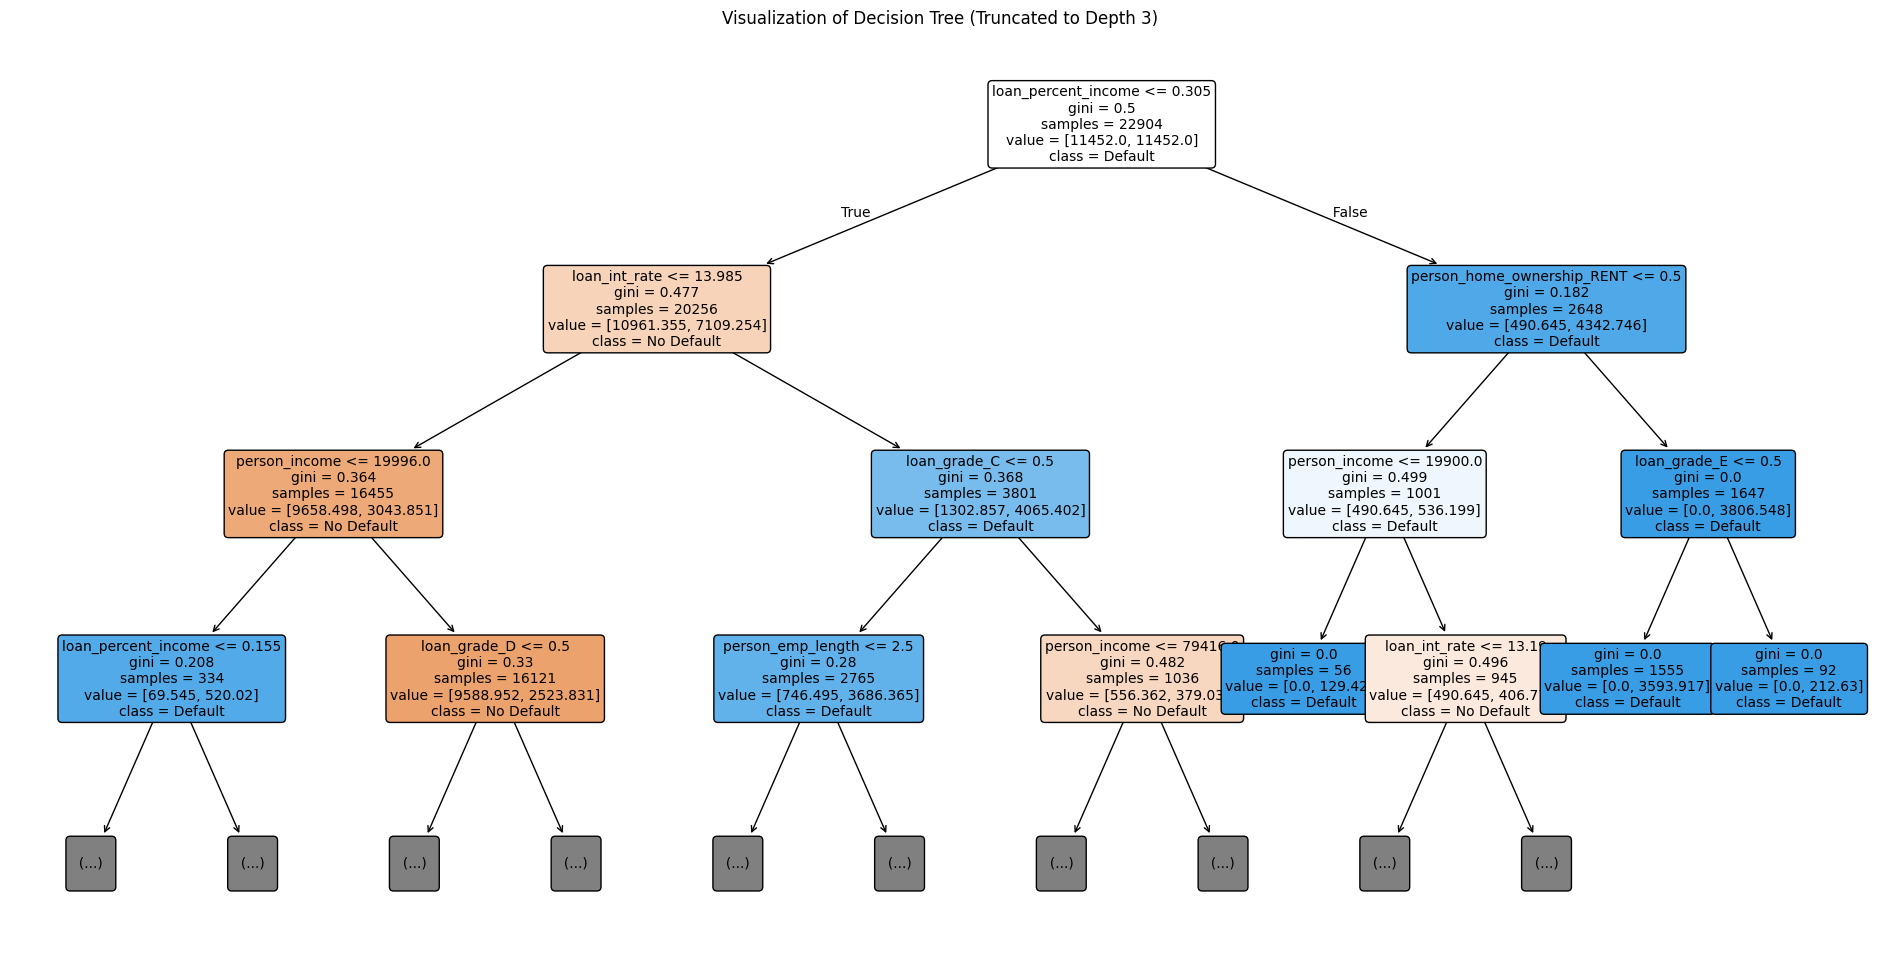
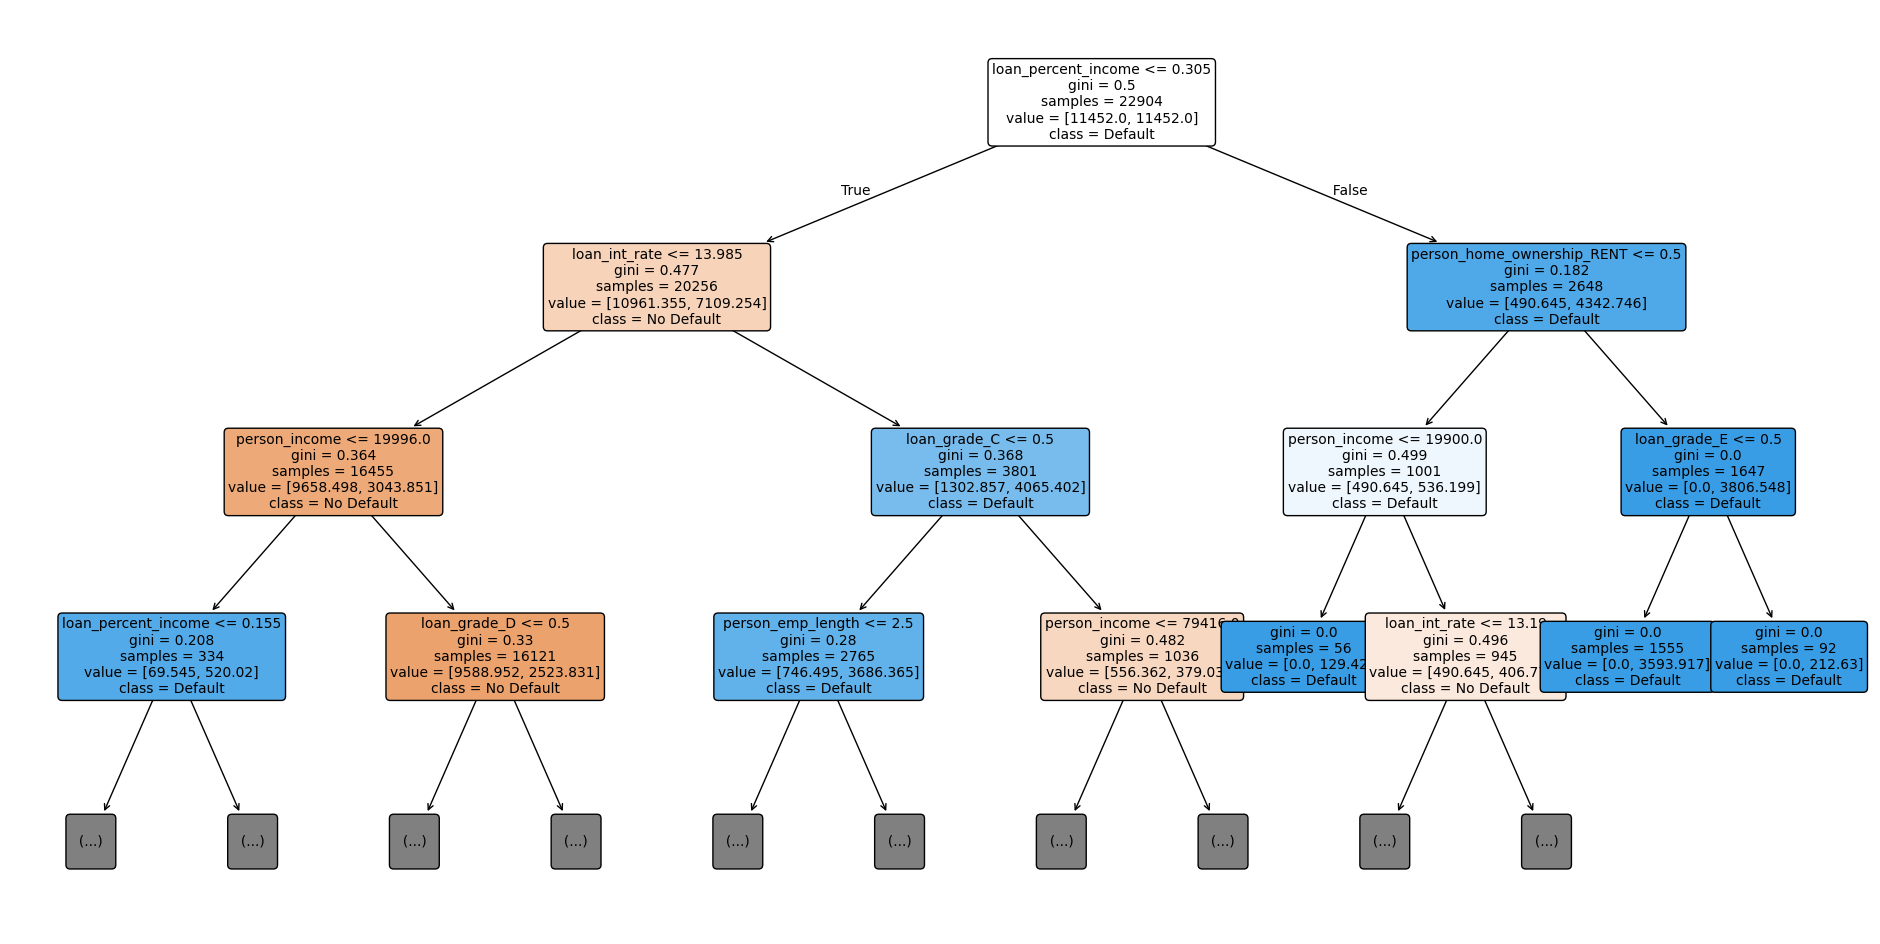
Unified diff of the notebook cell whose output changed from the first chart to the second:
--- before
+++ after
@@ -7,4 +7,3 @@
           max_depth=3,
           fontsize=10)
-plt.title("Visualization of Decision Tree (Truncated to Depth 3)")
 plt.show()

Commit: added stacking and updated metric